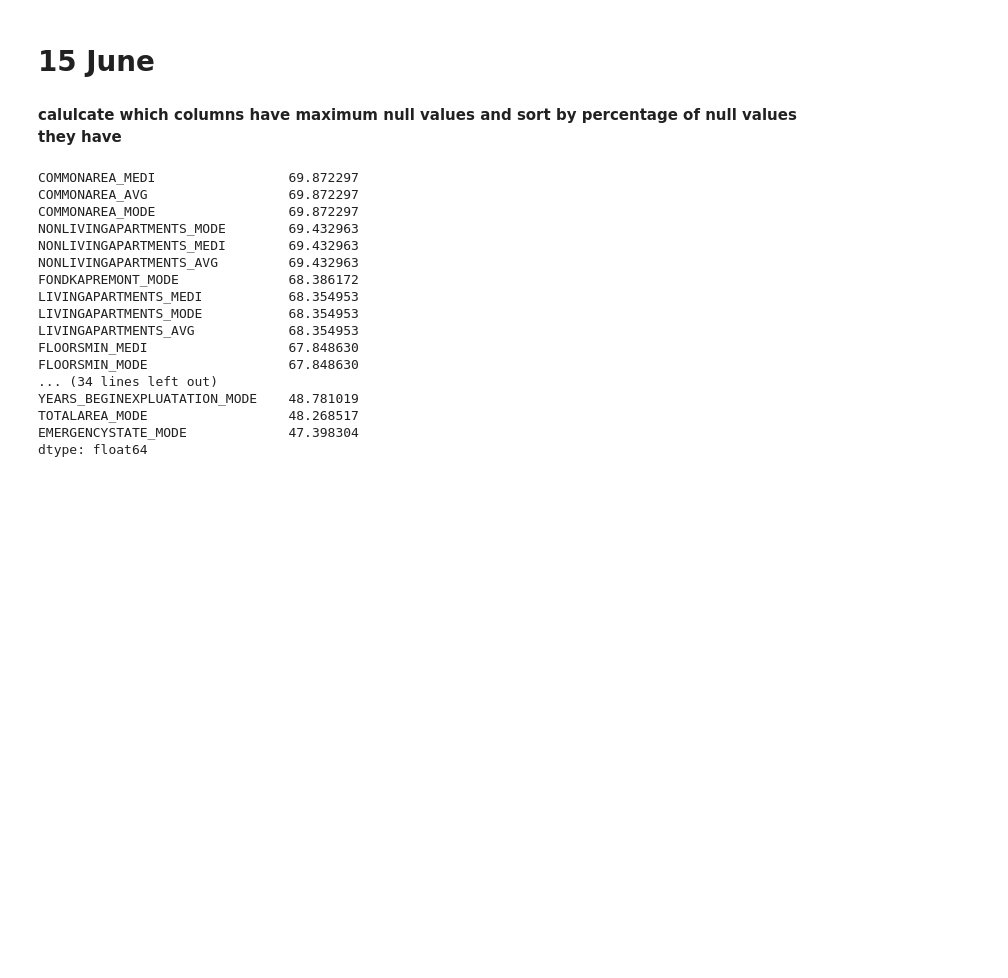
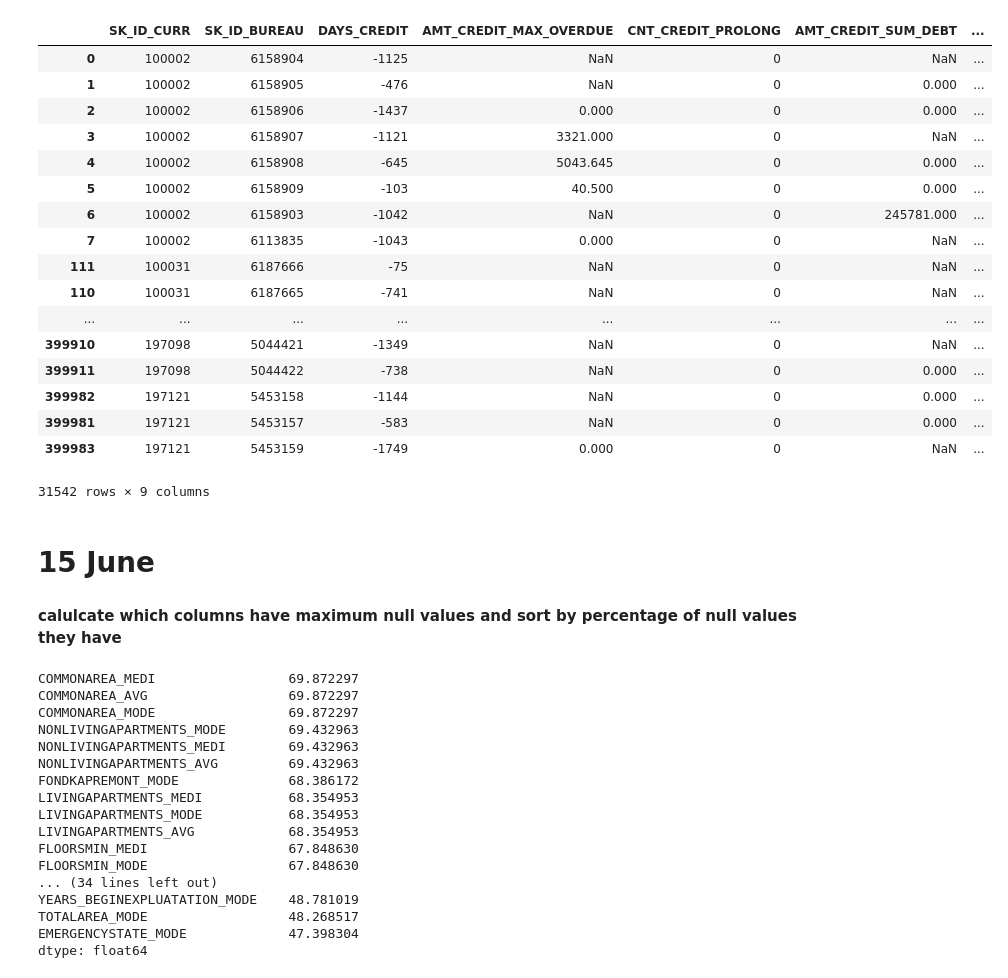
Before and after one commit to RajatChaudhari/HomeCreditDefaultRisk, a Jupyter notebook: HCDR2.ipynb, the cells around one changed output. Saved outputs shown, nothing was run; the diff lists cells and outputs as text; code cells hidden in the pictures; blank space fills up the shorter version.

```diff
--- a/HCDR2.ipynb
+++ b/HCDR2.ipynb
@@ -22,3 +101,24 @@ apptrain.head()
+# %%
+newdata1
+# %% [output]
+|  | SK_ID_CURR | SK_ID_BUREAU | DAYS_CREDIT | AMT_CREDIT_MAX_OVERDUE | CNT_CREDIT_PROLONG | AMT_CREDIT_SUM_DEBT | ... |
+| 0 | 100002 | 6158904 | -1125 | NaN | 0 | NaN | ... |
+| 1 | 100002 | 6158905 | -476 | NaN | 0 | 0.000 | ... |
+| 2 | 100002 | 6158906 | -1437 | 0.000 | 0 | 0.000 | ... |
+| 3 | 100002 | 6158907 | -1121 | 3321.000 | 0 | NaN | ... |
+| 4 | 100002 | 6158908 | -645 | 5043.645 | 0 | 0.000 | ... |
+| 5 | 100002 | 6158909 | -103 | 40.500 | 0 | 0.000 | ... |
+| 6 | 100002 | 6158903 | -1042 | NaN | 0 | 245781.000 | ... |
+| 7 | 100002 | 6113835 | -1043 | 0.000 | 0 | NaN | ... |
+| 111 | 100031 | 6187666 | -75 | NaN | 0 | NaN | ... |
+| 110 | 100031 | 6187665 | -741 | NaN | 0 | NaN | ... |
+| ... | ... | ... | ... | ... | ... | ... | ... |
+| 399910 | 197098 | 5044421 | -1349 | NaN | 0 | NaN | ... |
+| 399911 | 197098 | 5044422 | -738 | NaN | 0 | 0.000 | ... |
+| 399982 | 197121 | 5453158 | -1144 | NaN | 0 | 0.000 | ... |
+| 399981 | 197121 | 5453157 | -583 | NaN | 0 | 0.000 | ... |
+| 399983 | 197121 | 5453159 | -1749 | 0.000 | 0 | NaN | ... |
+31542 rows × 9 columns
 # %% [markdown]
 # 15 June
 # %% [markdown]
```
Also changed, not shown: parts of 12 cells of this notebook, 7 other files.
